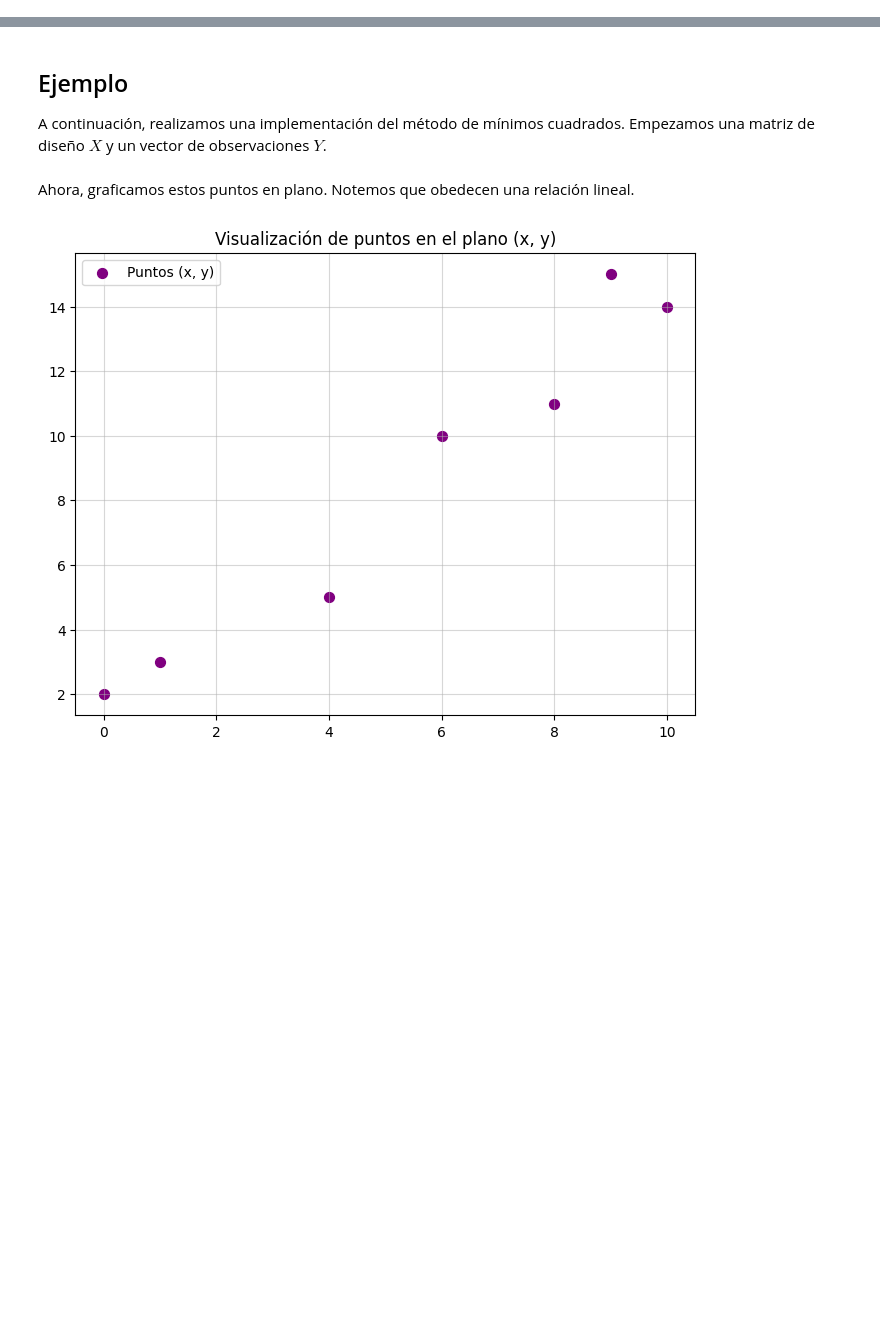
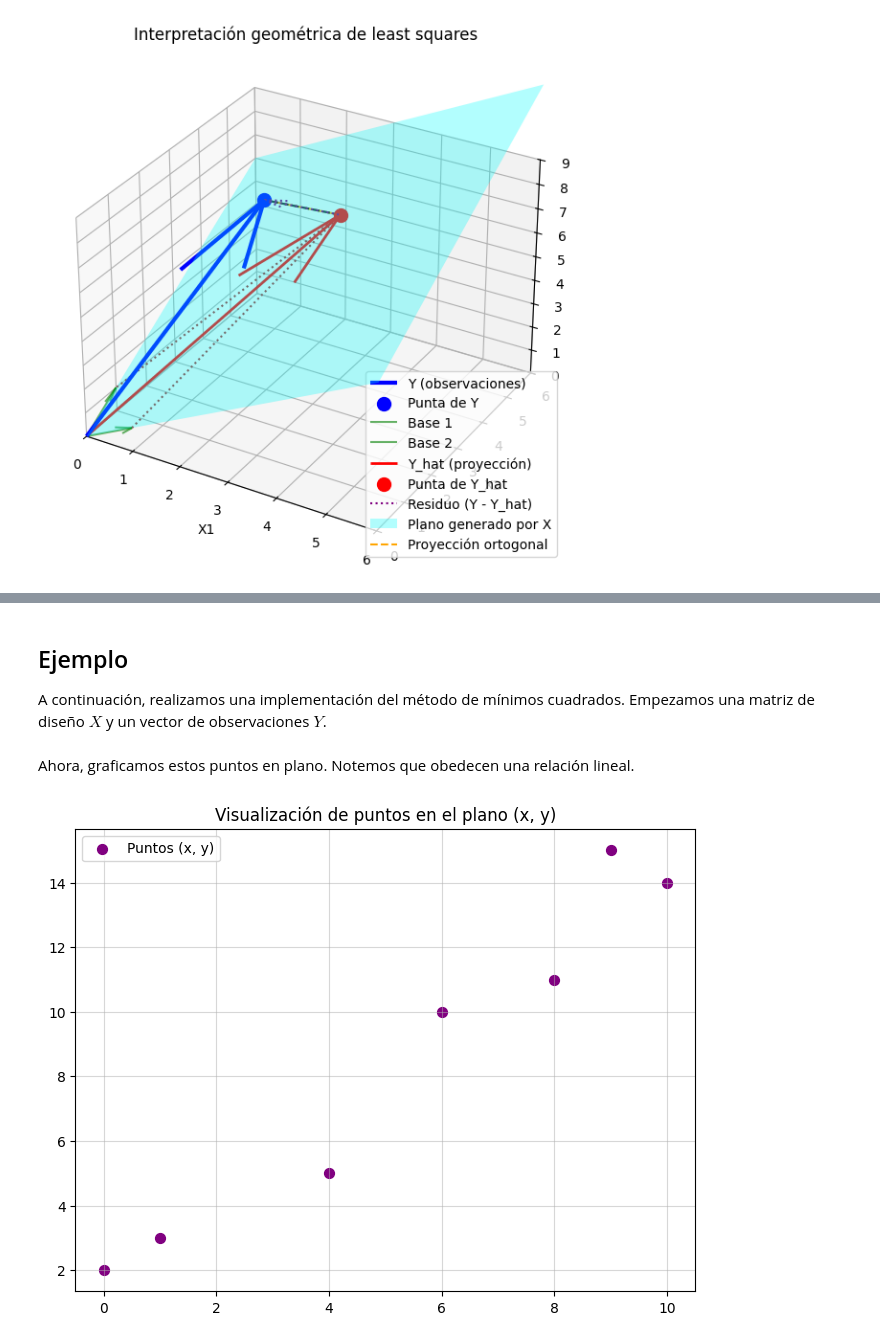
Before and after one commit to unalmedmathnum/Gomez-Lopera-Salazar-TAREA2, a Jupyter notebook: Least_Squares.ipynb, the cells around one changed output, grey strips where cells are left out. Cells and saved outputs as stored; diff of their text form; code cells hidden in the pictures; blank space fills up the shorter version.

Commit message:
modificando sección final de data science perspective y añadiendo una gráfica para interpretación geométrica

```diff
--- a/Least_Squares.ipynb
+++ b/Least_Squares.ipynb
@@ -39,0 +26,81 @@ La anterior se conoce como la ecuación normal de mínimos cuadrados, por lo que
+# %%
+import numpy as np
+import matplotlib.pyplot as plt
+from mpl_toolkits.mplot3d import Axes3D
+
+# Generar datos
+np.random.seed(42)
+Y = np.array([2, 3, 8])  # Vector de observaciones (fuera del plano generado por X)
+X = np.array([[1, 0], [0, 1], [1, 1]])  # Matriz de diseño (columnas son bases del subespacio)
+
+# Calcular la solución de mínimos cuadrados
+XtX_inv = np.linalg.inv(X.T @ X)
+projection_matrix = X @ XtX_inv @ X.T
+Y_hat = projection_matrix @ Y  # Proyección de Y sobre el subespacio columna de X
+
+# Calcular el vector de error (residuales)
+residual = Y - Y_hat
+
+# Verificar ortogonalidad
+for i in range(X.shape[1]):
+    base_vector = X[:, i]
+    dot_product = np.dot(residual, base_vector)
+    print(f"Producto punto del residuo con la base {i + 1}: {dot_product:.2f} (debe ser ~0 si son ortogonales)")
+
+# Definir un plano basado en las columnas de X
+x = np.linspace(0, 6, 10)
+y = np.linspace(0, 6, 10)
+x_grid, y_grid = np.meshgrid(x, y)
+z_grid = (X[:, 0][2] / X[:, 0][0]) * x_grid + (X[:, 1][2] / X[:, 1][1]) * y_grid  # Plano generado por X
+
+# Visualización
+fig = plt.figure(figsize=(10, 7))
+ax = fig.add_subplot(111, projection='3d')
+
+# Origen
+origin = np.array([0, 0, 0])
+
+# Dibujar el vector Y
+ax.quiver(*origin, *Y, color='b', label='Y (observaciones)', linewidth=3)
+ax.scatter(*Y, color='b', s=100, label='Punta de Y')  # Punto final de Y
+
+# Dibujar las columnas de X (bases del subespacio)
+for i in range(X.shape[1]):
+    ax.quiver(*origin, *X[:, i], color='g', alpha=0.6, label=f'Base {i + 1}')
+
+# Dibujar la proyección Y_hat
+ax.quiver(*origin, *Y_hat, color='r', label='Y_hat (proyección)', linewidth=2)
+ax.scatter(*Y_hat, color='r', s=100, label='Punta de Y_hat')
+
+# Dibujar el vector residual
+ax.quiver(*Y_hat, *residual, color='purple', linestyle='dotted', label='Residuo (Y - Y_hat)')
+
+# Dibujar el plano generado por las columnas de X
+ax.plot_surface(x_grid, y_grid, z_grid, alpha=0.3, color='cyan', rstride=100, cstride=100, label='Plano generado por X')
+
+# Dibujar la proyección ortogonal de Y sobre el plano
+ax.plot([Y[0], Y_hat[0]], [Y[1], Y_hat[1]], [Y[2], Y_hat[2]], color='orange', linestyle='--', label='Proyección ortogonal')
+
+# Resaltar ortogonalidad
+for i in range(X.shape[1]):
+    base_vector = X[:, i]
+    base_tip = origin + base_vector
+    ax.plot([Y_hat[0], Y_hat[0] + residual[0]],
+            [Y_hat[1], Y_hat[1] + residual[1]],
+            [Y_hat[2], Y_hat[2] + residual[2]], color='k', alpha=0.6, linestyle='dashed')
+    ax.plot([Y_hat[0], base_tip[0]],
+            [Y_hat[1], base_tip[1]],
+            [Y_hat[2], base_tip[2]], color='brown', linestyle=':')
+
+# Configuración del gráfico
+ax.set_xlim(0, max(Y[0], 6))
+ax.set_ylim(0, max(Y[1], 6))
+ax.set_zlim(0, max(Y[2], 9))  # Ajuste del límite para incluir la nueva altura de Y
+ax.set_xlabel('X1')
+ax.set_ylabel('X2')
+ax.set_zlabel('X3')
+ax.set_title('Interpretación geométrica de least squares')
+ax.legend()
+
+plt.show()
+# %% [output]
@@ -39,0 +109 @@ La anterior se conoce como la ecuación normal de mínimos cuadrados, por lo que
+[figure, added]
```
Also changed, not shown: parts of 3 cells of this notebook, 1 other file.
